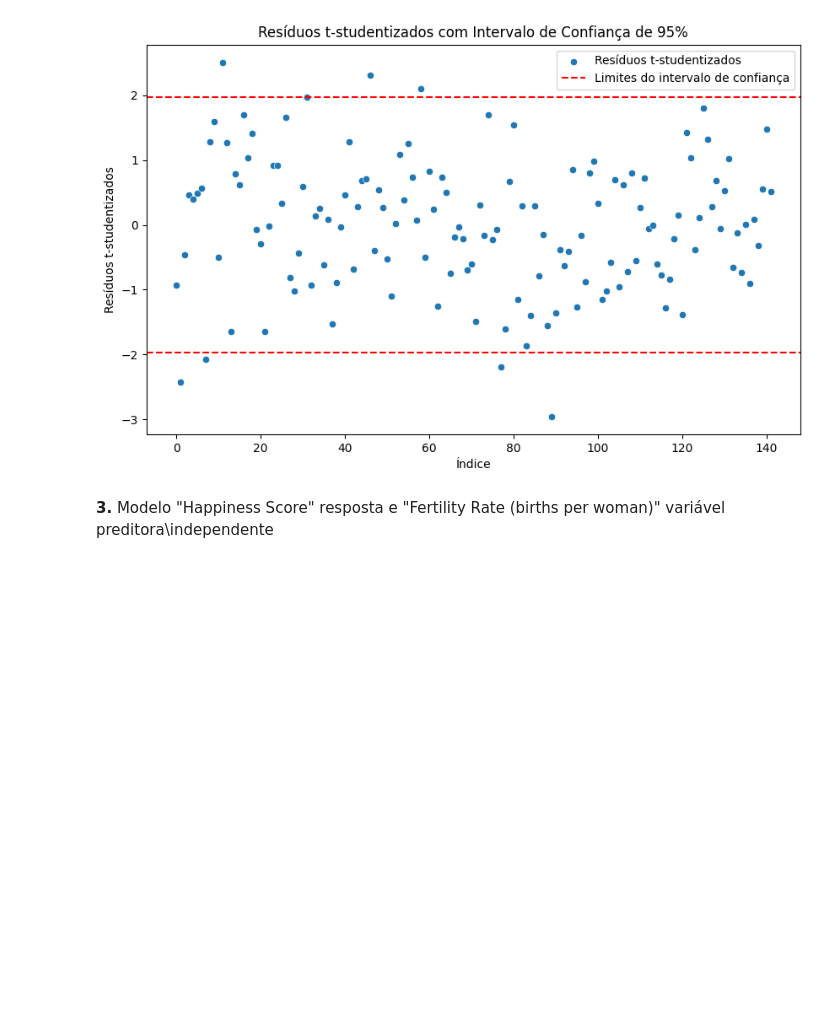
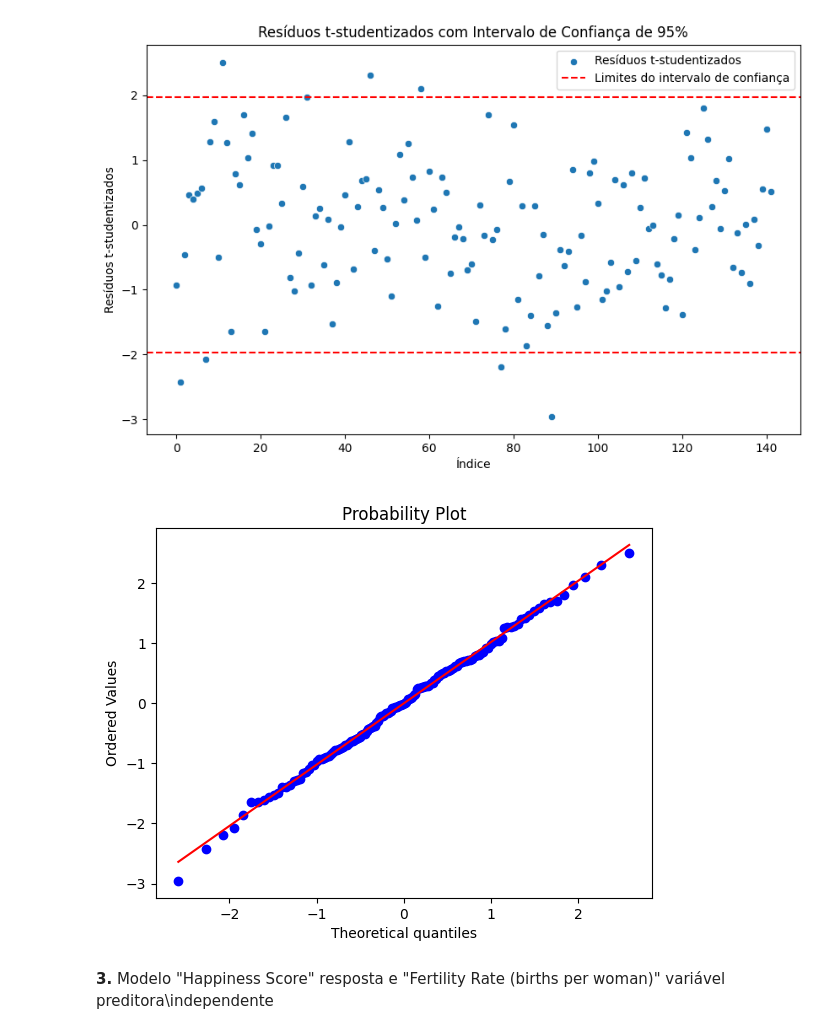
Before and after one commit to emanuel379/Regressao-I, a Jupyter notebook: Análise_de_Regressão_com_dados_de_felicidade.ipynb, the cells around one changed output. Cells and saved outputs as stored; diff of their text form; code cells hidden in the pictures; blank space fills up the shorter version.

```diff
--- a/Análise_de_Regressão_com_dados_de_felicidade.ipynb
+++ b/Análise_de_Regressão_com_dados_de_felicidade.ipynb
@@ -386,6 +393,11 @@ plt.legend()
 plt.show()
 # %% [output]
 [figure]
+# %%
+ss.probplot(residuos_t, dist="norm", plot=pylab)
+pylab.show()
+# %% [output]
+[figure, added]
 # %% [markdown]
 **3.** Modelo "Happiness Score" resposta e "Fertility Rate (births per woman)" variável preditora\independente
 # %%
```
Also changed, not shown: parts of 19 cells of this notebook.
